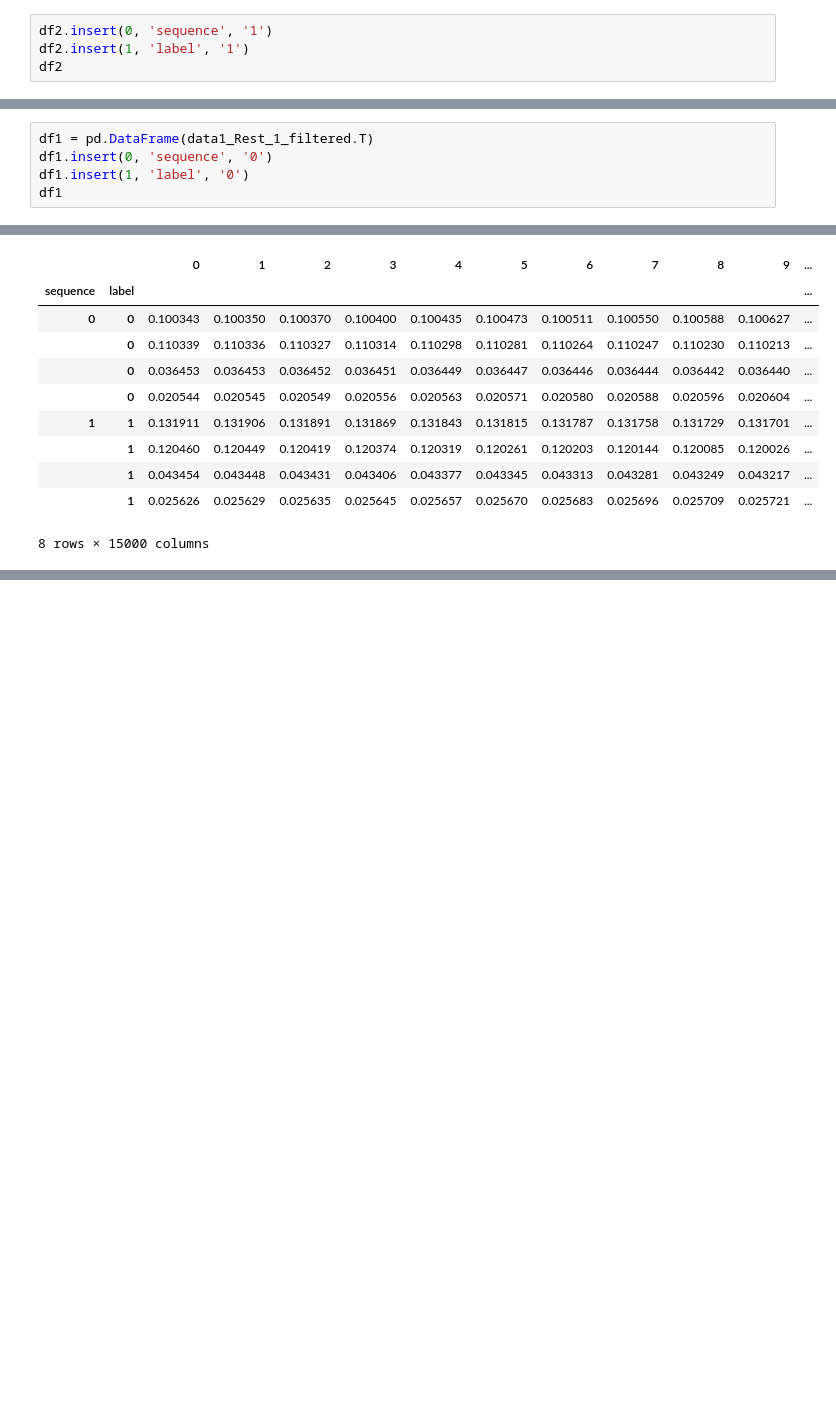
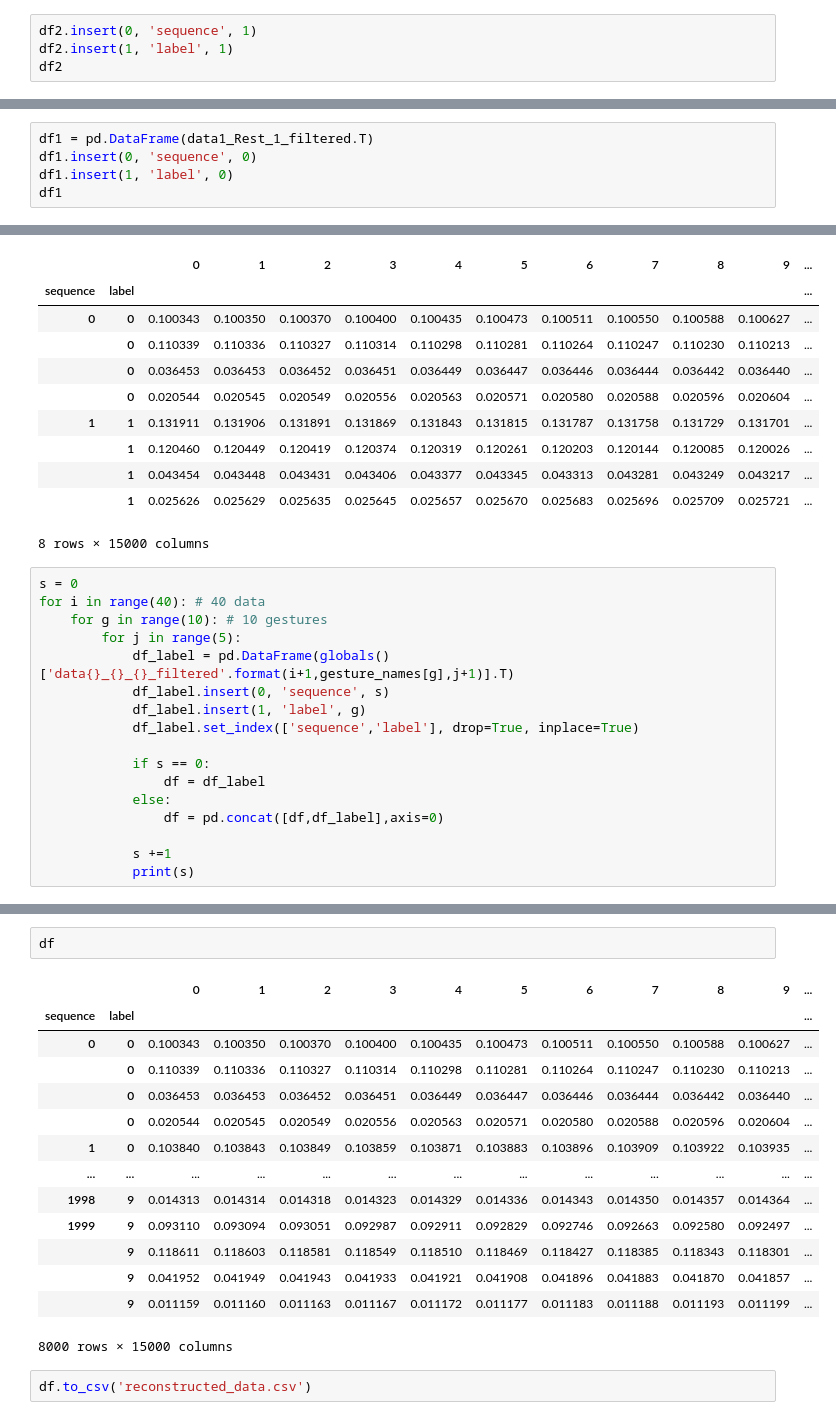
Before and after one commit to greedypelican/EMG_data_analysis, a Jupyter notebook: data_preprocessing_3d.ipynb, the cells around one changed output, grey strips where cells are left out. Drawn from its saved outputs; the diff is of its cells as text; blank space fills up the shorter version.

```diff
--- a/data_preprocessing_3d.ipynb
+++ b/data_preprocessing_3d.ipynb
@@ -100,8 +100,8 @@ df2
 | 3 | 0.025626 | 0.025629 | 0.025635 | 0.025645 | 0.025657 | 0.025670 | 0.025683 | 0.025696 | 0.025709 | 0.025721 | ... | ... |
 4 rows × 15000 columns
 # %%
-df2.insert(0, 'sequence', '1')
-df2.insert(1, 'label', '1')
+df2.insert(0, 'sequence', 1)
+df2.insert(1, 'label', 1)
 df2
 # %% [output]
 |  | sequence | label | 0 | 1 | 2 | 3 | 4 | 5 | 6 | 7 | ... | ... |
@@ -112,8 +112,8 @@ df2
 4 rows × 15002 columns
 # %%
 df1 = pd.DataFrame(data1_Rest_1_filtered.T)
-df1.insert(0, 'sequence', '0')
-df1.insert(1, 'label', '0')
+df1.insert(0, 'sequence', 0)
+df1.insert(1, 'label', 0)
 df1
 # %% [output]
 |  | sequence | label | 0 | 1 | 2 | 3 | 4 | 5 | 6 | 7 | ... | ... |
@@ -151,3 +151,20 @@ df
 |  | 1 | 0.043454 | 0.043448 | 0.043431 | 0.043406 | 0.043377 | 0.043345 | 0.043313 | 0.043281 | 0.043249 | 0.043217 | ... |
 |  | 1 | 0.025626 | 0.025629 | 0.025635 | 0.025645 | 0.025657 | 0.025670 | 0.025683 | 0.025696 | 0.025709 | 0.025721 | ... |
 8 rows × 15000 columns
+# %%
+s = 0
+for i in range(40): # 40 data
+    for g in range(10): # 10 gestures
+        for j in range(5):
+            df_label = pd.DataFrame(globals()['data{}_{}_{}_filtered'.format(i+1,gesture_names[g],j+1)].T)
+            df_label.insert(0, 'sequence', s)
+            df_label.insert(1, 'label', g)
+            df_label.set_index(['sequence','label'], drop=True, inplace=True)
+
+            if s == 0:
+                df = df_label
+            else:
+                df = pd.concat([df,df_label],axis=0)
+
+            s +=1
+            print(s)
@@ -153,0 +189,19 @@ df
+# %%
+df
+# %% [output]
+|  |  | 0 | 1 | 2 | 3 | 4 | 5 | 6 | 7 | 8 | 9 | ... |
+| sequence | label |  |  |  |  |  |  |  |  |  |  | ... |
+| 0 | 0 | 0.100343 | 0.100350 | 0.100370 | 0.100400 | 0.100435 | 0.100473 | 0.100511 | 0.100550 | 0.100588 | 0.100627 | ... |
+|  | 0 | 0.110339 | 0.110336 | 0.110327 | 0.110314 | 0.110298 | 0.110281 | 0.110264 | 0.110247 | 0.110230 | 0.110213 | ... |
+|  | 0 | 0.036453 | 0.036453 | 0.036452 | 0.036451 | 0.036449 | 0.036447 | 0.036446 | 0.036444 | 0.036442 | 0.036440 | ... |
+|  | 0 | 0.020544 | 0.020545 | 0.020549 | 0.020556 | 0.020563 | 0.020571 | 0.020580 | 0.020588 | 0.020596 | 0.020604 | ... |
+| 1 | 0 | 0.103840 | 0.103843 | 0.103849 | 0.103859 | 0.103871 | 0.103883 | 0.103896 | 0.103909 | 0.103922 | 0.103935 | ... |
+| ... | ... | ... | ... | ... | ... | ... | ... | ... | ... | ... | ... | ... |
+| 1998 | 9 | 0.014313 | 0.014314 | 0.014318 | 0.014323 | 0.014329 | 0.014336 | 0.014343 | 0.014350 | 0.014357 | 0.014364 | ... |
+| 1999 | 9 | 0.093110 | 0.093094 | 0.093051 | 0.092987 | 0.092911 | 0.092829 | 0.092746 | 0.092663 | 0.092580 | 0.092497 | ... |
+|  | 9 | 0.118611 | 0.118603 | 0.118581 | 0.118549 | 0.118510 | 0.118469 | 0.118427 | 0.118385 | 0.118343 | 0.118301 | ... |
+|  | 9 | 0.041952 | 0.041949 | 0.041943 | 0.041933 | 0.041921 | 0.041908 | 0.041896 | 0.041883 | 0.041870 | 0.041857 | ... |
+|  | 9 | 0.011159 | 0.011160 | 0.011163 | 0.011167 | 0.011172 | 0.011177 | 0.011183 | 0.011188 | 0.011193 | 0.011199 | ... |
+8000 rows × 15000 columns
+# %%
+df.to_csv('reconstructed_data.csv')
```
Also changed, not shown: parts of 1 cell of this notebook.
